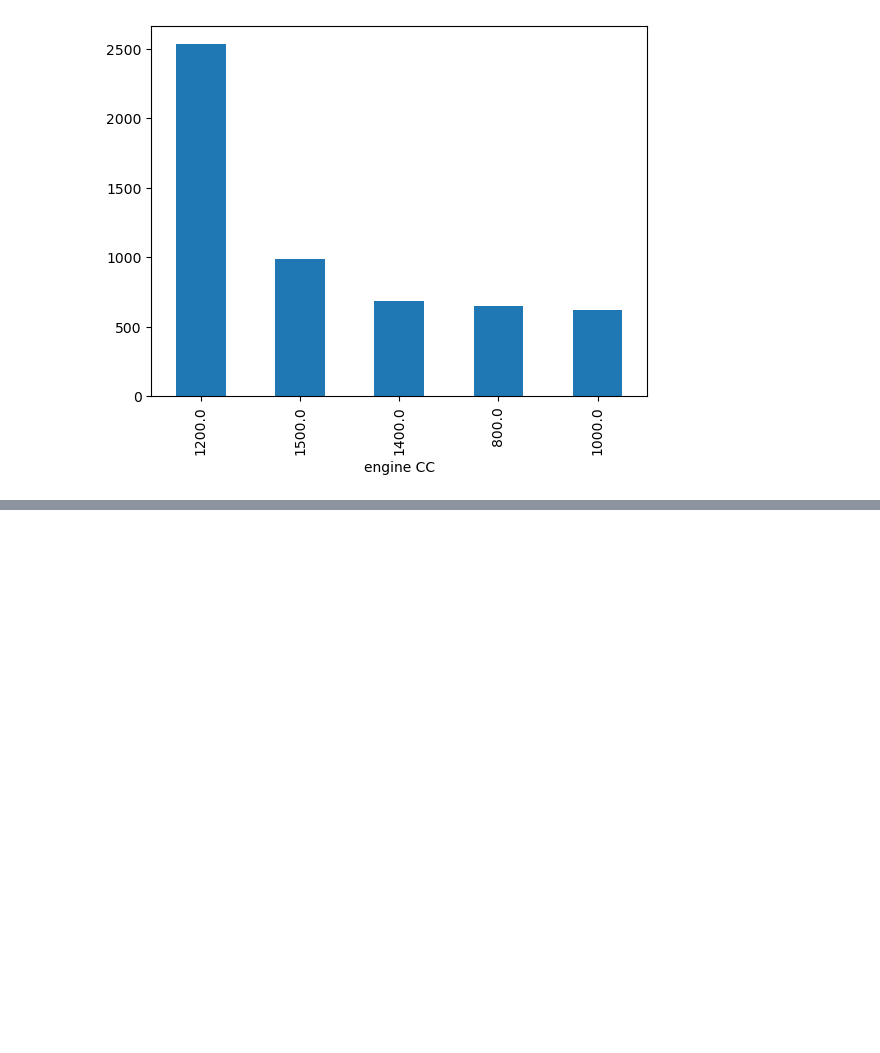
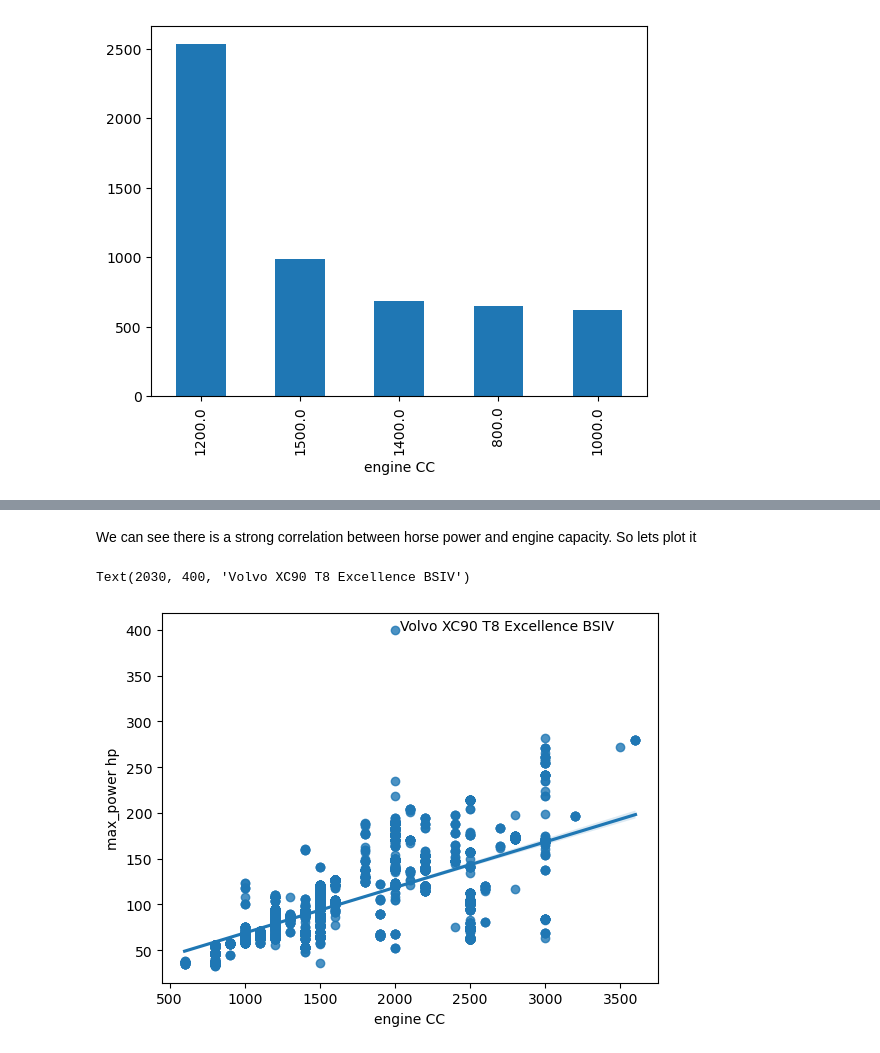
Before and after one commit to umais2005/Vehicle-Analysis, a Jupyter notebook: Vehicle EDA.ipynb, the cells around one changed output, grey strips where cells are left out. Drawn from its saved outputs; the diff is of its cells as text; code cells hidden in the pictures; blank space fills up the shorter version.

```diff
--- a/Vehicle EDA.ipynb
+++ b/Vehicle EDA.ipynb
@@ -7,5 +8,5 @@ pd.set_option("display.max_columns", 200)
 # %%
-data = pd.read_csv("Car details v3.csv")
+data = pd.read_csv("Car details v3.csv", na_values=[''])
 # %%
 data.head()
 # %% [output]
@@ -192,0 +194,8 @@ sns.heatmap(data[['engine CC','max_power hp','mileage Km/L']].corr())
+# %% [markdown]
+We can see there is a strong correlation between horse power and engine capacity. So lets plot it
+# %%
+ax = sns.regplot(data=data, x='engine CC', y='max_power hp')
+ax.text(2030, 400, "Volvo XC90 T8 Excellence BSIV")
+# %% [output]
+Text(2030, 400, 'Volvo XC90 T8 Excellence BSIV')
+[figure, added]
```
Also changed, not shown: parts of 14 cells of this notebook.
